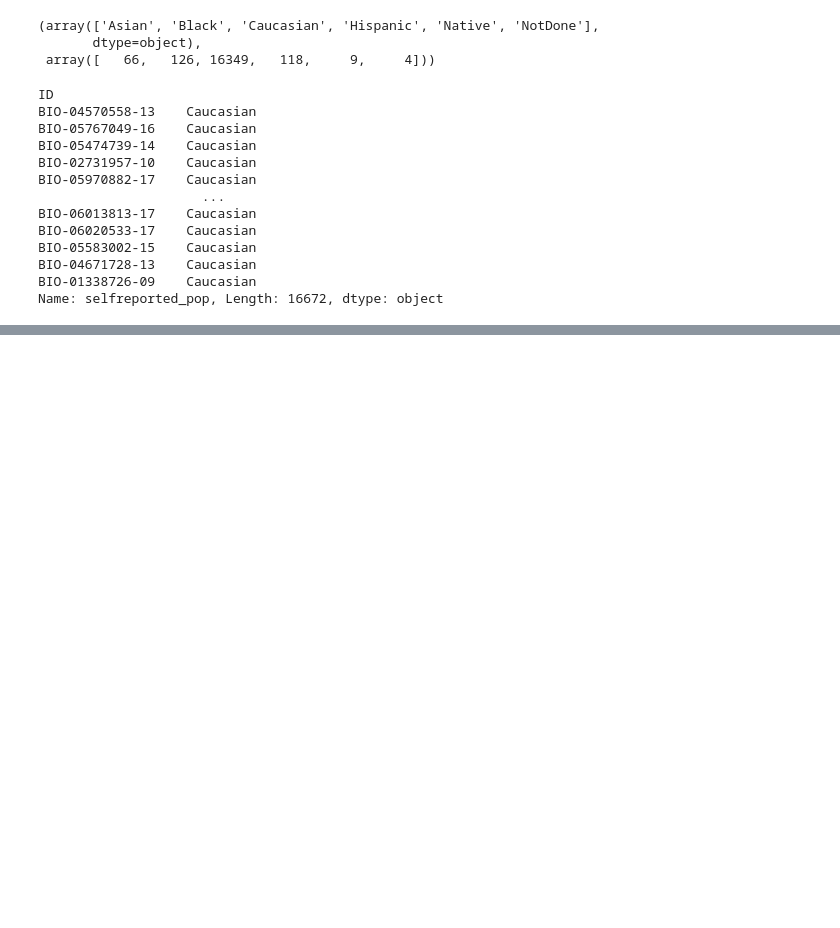
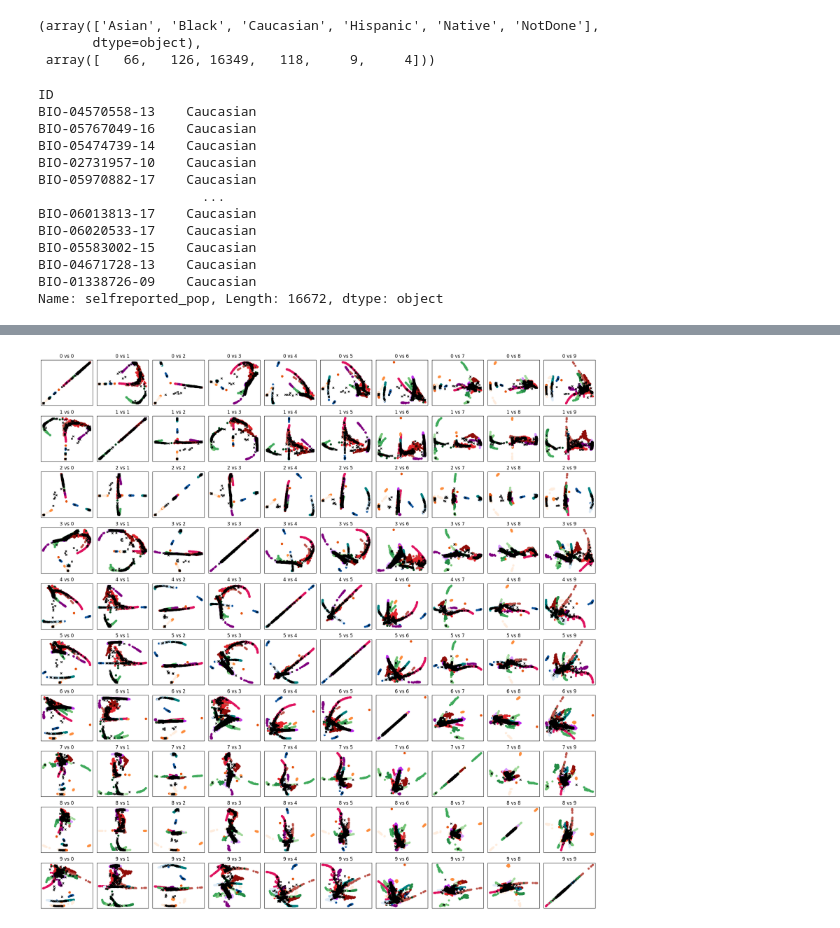
Before and after one commit to latent-reasoning-works/manylatents, a Jupyter notebook: notebooks/MHI/phate_MHI.ipynb, the cells around one changed output, grey strips where cells are left out. Saved outputs shown, nothing was run; the diff lists cells and outputs as text; code cells hidden in the pictures; blank space fills up the shorter version.

```diff
--- a/notebooks/MHI/phate_MHI.ipynb
+++ b/notebooks/MHI/phate_MHI.ipynb
@@ -235,17 +183,0 @@ pca_diffusion_embs = pca_diffusion.transform(np.array(transitions.todense()))
-# %%
-fig, ax = plt.subplots(nrows=6, ncols=5, figsize=(10, 10))
-
-comp = 1
-for i in range(6):
-    for j in range(5):
-        scprep.plot.scatter2d(pca_diffusion_embs[:, [comp-1, comp]], s = 20, c = metadata_mhi,
-                              cmap=pop_pallette_mhi, xticks=False, yticks=False,
-                              legend=False,fontsize=8, ax=ax[i,j])
-
-        ax[i, j].get_xaxis().set_visible(False)
-        ax[i, j].get_yaxis().set_visible(False)
-        ax[i, j].set_title('{} vs {}'.format(comp, comp+1), fontsize=12)
-
-        comp += 1
-
-plt.tight_layout()
@@ -265,0 +216,4 @@ svals
+# %%
+phate_operator.set_params(n_components=10, verbose=3)
+phate_emb_1K_10d = phate_operator.transform(pca_input_1K)
+phate_emb_mhi_10d = phate_operator.transform(pca_input_mhi)
@@ -265,0 +233,21 @@ svals
+# %%
+fig, ax = plt.subplots(nrows=10, ncols=10, figsize=(20, 20))
+
+for i in range(10):
+    for j in range(10):
+        scprep.plot.scatter2d(phate_emb_1K_10d[:,[i, j]], s = 20, cmap = mappings.pop_pallette_1000G_fine, ax=ax[i,j],
+                              c = labels_1K['population'], xticks=False, yticks=False,
+                              legend=False, legend_loc='lower center', legend_anchor=(0.5, -0.15), legend_ncol=8,
+                              title='PHATE Plot',fontsize=8)
+
+        scprep.plot.scatter2d(phate_emb_mhi_10d[:,[i, j]], c='black', marker='x', s = 20, ax=ax[i,j], xticks=False, yticks=False,
+                              legend=False, legend_loc='lower center', legend_anchor=(0.5, -0.15), legend_ncol=8,
+                              title='PHATE Plot',fontsize=8)
+
+        ax[i, j].get_xaxis().set_visible(False)
+        ax[i, j].get_yaxis().set_visible(False)
+        ax[i, j].set_title('{} vs {}'.format(i, j), fontsize=12)
+
+plt.tight_layout()
+# %% [output]
+[figure, added]
```
Also changed, not shown: parts of 44 cells of this notebook, 1 other file.
